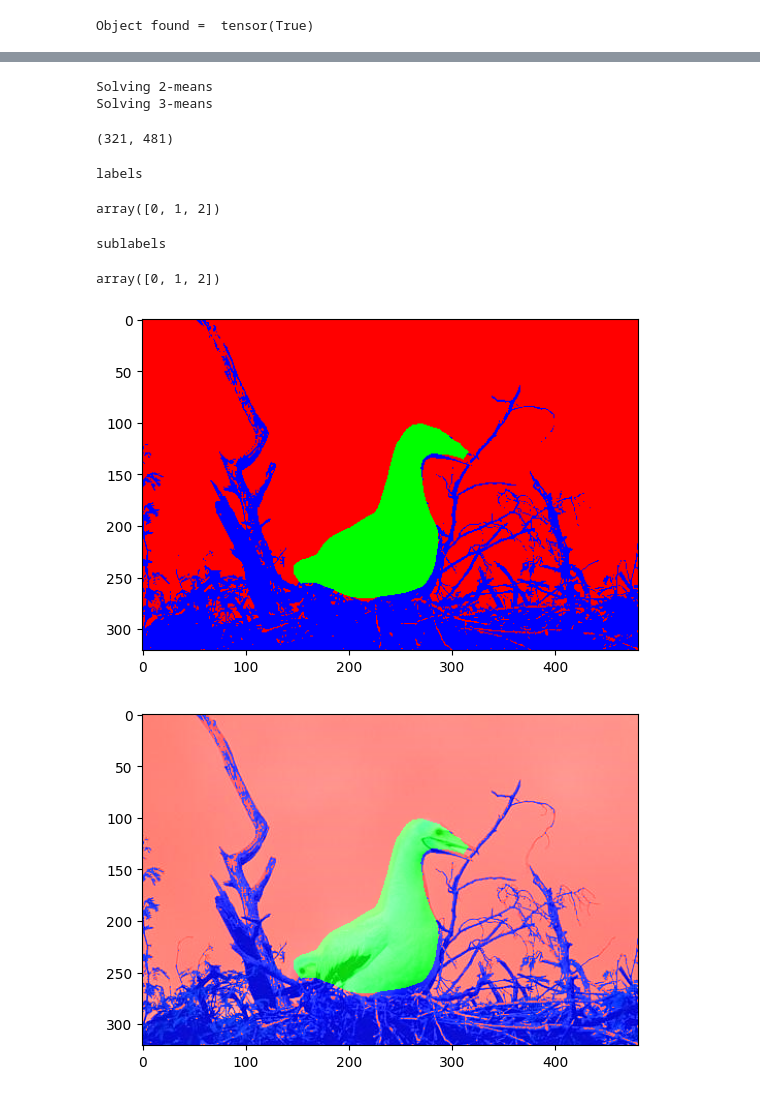
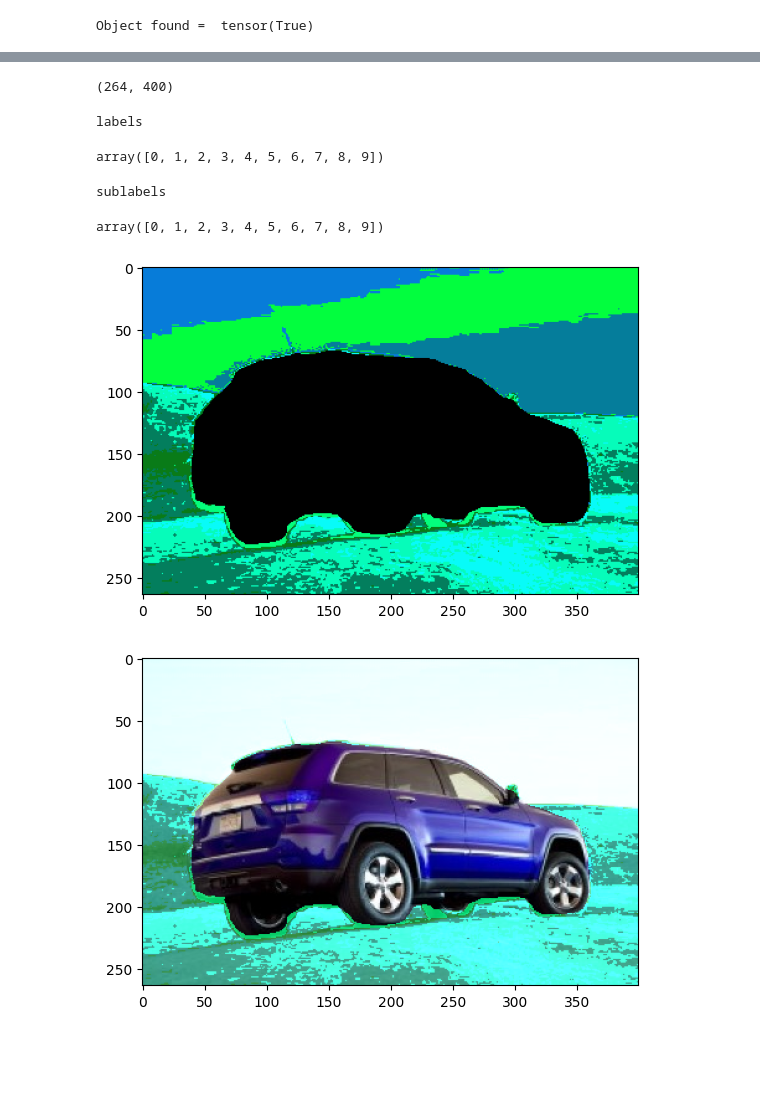
Before and after one commit to kandreou21/segmentation, a Jupyter notebook: DeepLabV3.ipynb, the cells around one changed output, grey strips where cells are left out. Saved outputs shown, nothing was run; the diff lists cells and outputs as text; code cells hidden in the pictures; blank space fills up the shorter version.

```diff
--- a/DeepLabV3.ipynb
+++ b/DeepLabV3.ipynb
@@ -13,7 +13,7 @@ model = torchvision.models.segmentation.deeplabv3_resnet101(weights='DeepLabV3_R
 # model = torch.hub.load('pytorch/vision:v0.10.0', 'deeplabv3_resnet101', weights='DeepLabV3_ResNet101_Weights.DEFAULT')
 model.eval() #sets model in evaluation mode
 
-filename = "testset/bird-nest.jpg"
+filename = "testset/car.jpg"
 input_image = Image.open(filename)
 # input_image = input_image.resize([200, 200]) # for large images
 input_image = input_image.convert("RGB")
@@ -48,16 +48,16 @@ torch.Size([321, 481])
 # %%
 # create a color pallette, selecting a color for each class
 palette = torch.tensor([2 ** 25 - 1, 2 ** 15 - 1, 2 ** 21 - 1])
-colors = torch.as_tensor([i for i in range(21)])[:, None] * palette
+colors = torch.as_tensor([i for i in range(50)])[:, None] * palette
 colors = (colors % 255).numpy().astype("uint8")
 
 # plot the semantic segmentation predictions of 21 classes in each color
-r = Image.fromarray(output_predictions.byte().cpu().numpy()).resize(input_image.size)
-r.putpalette(colors)
+deeplab_segmented_image = Image.fromarray(output_predictions.byte().cpu().numpy()).resize(input_image.size)
+deeplab_segmented_image.putpalette(colors)
 
 plt.subplot(1, 3, 1)
 plt.imshow(input_image)
 plt.subplot(1, 3, 2)
-plt.imshow(r)
+plt.imshow(deeplab_segmented_image)
 plt.show()
 # %% [output]
@@ -139,10 +139,10 @@ from sklearn.decomposition import PCA
 
 features = aspp_features.detach().numpy() # Convert to numpy array
 reshaped_aspp = features.reshape(256, features.shape[1]*features.shape[2])  # Reshape to [256, HEIGHT * WIDTH] (pca is applied to 2d data)
-
-pca = PCA(n_components=2)
+n_components = 2
+pca = PCA(n_components=n_components)
 principalComponents = pca.fit_transform(reshaped_aspp.T).T # Transpose for the correct shape
-pca_features = principalComponents.reshape(2, *features.shape[1:])
+pca_features = principalComponents.reshape(n_components, *features.shape[1:])
 
 display(pca_features.shape)
 # %% [output]
@@ -523,13 +523,12 @@ class UniForCE:
 				self.n_subclusters_[K] = self.subcluster_centers_[K].shape[0]
 		return self
 # %%
-'''
 # Silhouette score for ideal n_clusters using kmeans
 from sklearn.metrics import silhouette_score
 
 
 k = [3, 4, 5, 6]
-d2_new_pca_lab_sum = new_pca_lab_sum.reshape(5, new_pca_lab_sum.shape[1] * new_pca_lab_sum.shape[2]).T
+d2_new_pca_lab_sum = new_pca_lab_sum.reshape(n_components+3, new_pca_lab_sum.shape[1] * new_pca_lab_sum.shape[2]).T
 display(d2_new_pca_lab_sum.shape)
 # Randomly sample a subset of points
 sampled_data = d2_new_pca_lab_sum[np.random.choice(d2_new_pca_lab_sum.shape[0], size=d2_new_pca_lab_sum.shape[0]//10, replace=False)]
@@ -550,5 +549,4 @@ for n_clusters in k:
         best_k = n_clusters
 
 print(f"The best k is {best_k} with a silhouette score of {best_silhouette_score}")
-'''
 # %% [output]
@@ -617,52 +560,53 @@ The best k is 3 with a silhouette score of 0.8312866782658908
 # %%
 options = {
-		'algorithm': 'globalkmeans++', # clustering algorithm for initial overclustering from {'kmeans++', 'globalkmeans++'}
-		'n_clusters': best_k, # number of desired clusters (default is None)
-		'n_subclusters': best_k, # number of overclustering clusters an balo kati diaforetiko apo best_k briskei perissotera clusters
+		'algorithm': 'kmeans++', # clustering algorithm for initial overclustering from {'kmeans++', 'globalkmeans++'}
+		'n_clusters': None, # number of desired clusters (default is None)
+		'n_subclusters': 10, # number of overclustering clusters an balo kati diaforetiko apo best_k briskei perissotera clusters
 		'min_size': 10, # minimum subcluster size (required for statistical test validity)
 		'distribution': 'default', # distribution to be tested for unimodality from {'default', 'pca'}
 		'alpha': 1e-3, # confidence interval, max value 5e-2, 1e-2, 1e-3
 		'n_tests': 11, # number of tests on subsampled clusters
 		'max_iter': 1, # maximum number of overclustering iterations
 	}
-
+scaler = MinMaxScaler()
+d2_new_pca_lab_sum_scaled = scaler.fit_transform(d2_new_pca_lab_sum)
 uniforce = UniForCE(options)
 uniforce.fit(d2_new_pca_lab_sum)
 sublabels = uniforce.sublabels_
 labels = uniforce.labels_
 
 labels = labels.reshape((H, W))
 display(labels.shape)
 
 unique_labels = np.unique(labels)
 print("labels")
 display(unique_labels)
 print("sublabels")
 unique_sublabels = np.unique(sublabels)
 display(unique_sublabels)
 
-segmented_image = np.zeros((H, W, 3), dtype=np.uint8)
 # colors = Red, Green, Blue, Yellow, Magenta, Cyan
-colors = [[255, 0, 0], [0, 255, 0], [0, 0, 255], [255, 255, 0], [255, 0, 255], [0, 255, 255]]
+# colors = [[255, 0, 0], [0, 255, 0], [0, 0, 255], [255, 255, 0], [255, 0, 255], [0, 255, 255]]
+def color_segmented_image():
+	segmented_image = np.zeros((H, W, 3), dtype=np.uint8)
+	for i, label in enumerate(unique_labels):
+		mask = labels == label
+		segmented_image[mask] = colors[i]
+	return segmented_image
 
-for i, label in enumerate(unique_labels):
-    mask = labels == label
-    segmented_image[mask] = colors[i]
+uniforce_segmented_image = color_segmented_image()
+overlayed_image = image_overlay(input_image, uniforce_segmented_image)
 
-overlayed_image = image_overlay(input_image, segmented_image)
-
-plt.imshow(segmented_image)
+plt.imshow(uniforce_segmented_image)
 plt.show()
 plt.imshow(overlayed_image[:, :, ::-1])
 plt.show()
 # %% [output]
-Solving 2-means
-Solving 3-means
+(264, 400)
-(321, 481)
+labels
-labels
+array([0, 1, 2, 3, 4, 5, 6, 7, 8, 9])
-array([0, 1, 2])
+sublabels
-sublabels
+array([0, 1, 2, 3, 4, 5, 6, 7, 8, 9])
-array([0, 1, 2])
-[figure, old version]
+[figure, new version]
-[figure, old version]
+[figure, new version]
 # %%
```
Also changed, not shown: parts of 12 cells of this notebook, 1 other file.
